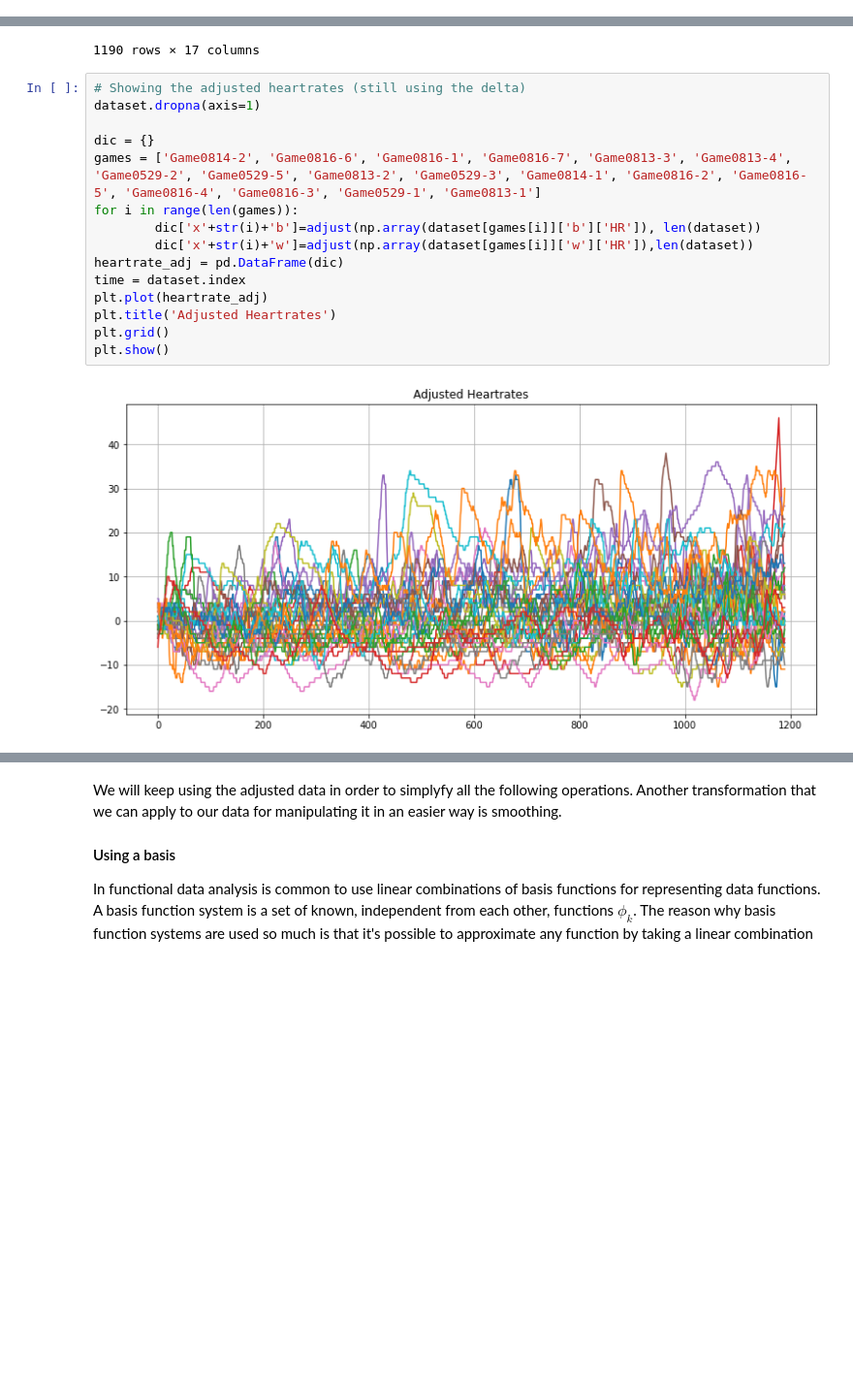
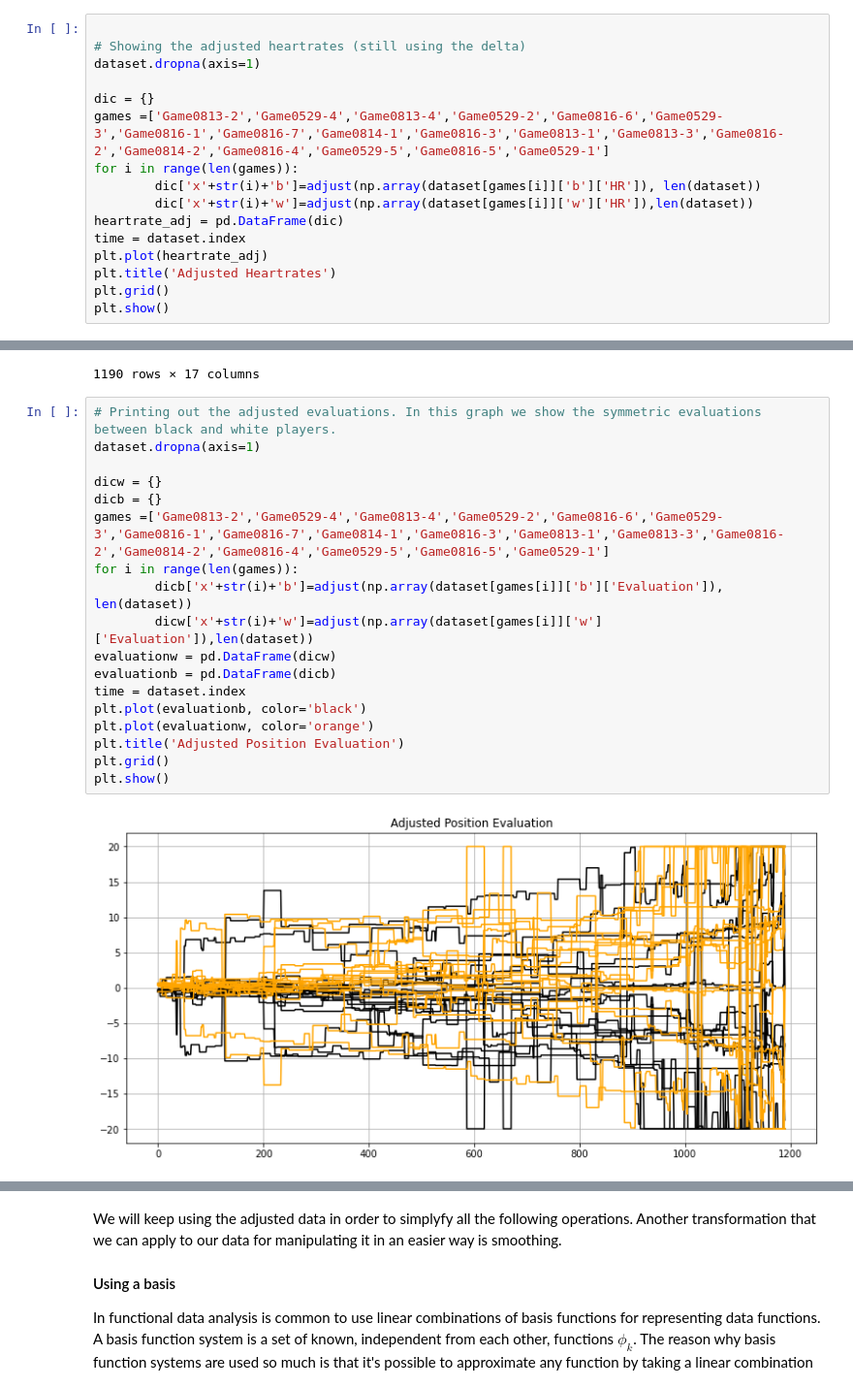
Before and after one commit to tommdim/statistics-101, a Jupyter notebook: project/src/FDA_tot.ipynb, the cells around one changed output, grey strips where cells are left out. Shown at 97% size. Cells and saved outputs as stored; diff of their text form; blank space fills up the shorter version.

```diff
--- a/project/src/FDA_tot.ipynb
+++ b/project/src/FDA_tot.ipynb
@@ -243,0 +269,16 @@ def adjust(col, length):
+# %%
+
+# Showing the adjusted heartrates (still using the delta)
+dataset.dropna(axis=1)
+
+dic = {}
+games =['Game0813-2','Game0529-4','Game0813-4','Game0529-2','Game0816-6','Game0529-3','Game0816-1','Game0816-7','Game0814-1','Game0816-3','Game0813-1','Game0813-3','Game0816-2','Game0814-2','Game0816-4','Game0529-5','Game0816-5','Game0529-1']
+for i in range(len(games)):
+        dic['x'+str(i)+'b']=adjust(np.array(dataset[games[i]]['b']['HR']), len(dataset))
+        dic['x'+str(i)+'w']=adjust(np.array(dataset[games[i]]['w']['HR']),len(dataset))
+heartrate_adj = pd.DataFrame(dic)
+time = dataset.index
+plt.plot(heartrate_adj)
+plt.title('Adjusted Heartrates')
+plt.grid()
+plt.show()
@@ -263,19 +313,22 @@ ds
 | 1189 | 20.00 | -20.00 | -18.76 | -0.22 | 20.00 | -20.00 | -20.00 | 16.01 | -20.00 | -20.00 | -7.95 | ... |
 1190 rows × 17 columns
 # %%
-# Showing the adjusted heartrates (still using the delta)
+# Printing out the adjusted evaluations. In this graph we show the symmetric evaluations between black and white players.
 dataset.dropna(axis=1)
 
-dic = {}
-games = ['Game0814-2', 'Game0816-6', 'Game0816-1', 'Game0816-7', 'Game0813-3', 'Game0813-4', 'Game0529-2', 'Game0529-5', 'Game0813-2', 'Game0529-3', 'Game0814-1', 'Game0816-2', 'Game0816-5', 'Game0816-4', 'Game0816-3', 'Game0529-1', 'Game0813-1']
+dicw = {}
+dicb = {}
+games =['Game0813-2','Game0529-4','Game0813-4','Game0529-2','Game0816-6','Game0529-3','Game0816-1','Game0816-7','Game0814-1','Game0816-3','Game0813-1','Game0813-3','Game0816-2','Game0814-2','Game0816-4','Game0529-5','Game0816-5','Game0529-1']
 for i in range(len(games)):
-        dic['x'+str(i)+'b']=adjust(np.array(dataset[games[i]]['b']['HR']), len(dataset))
-        dic['x'+str(i)+'w']=adjust(np.array(dataset[games[i]]['w']['HR']),len(dataset))
-heartrate_adj = pd.DataFrame(dic)
+        dicb['x'+str(i)+'b']=adjust(np.array(dataset[games[i]]['b']['Evaluation']), len(dataset))
+        dicw['x'+str(i)+'w']=adjust(np.array(dataset[games[i]]['w']['Evaluation']),len(dataset))
+evaluationw = pd.DataFrame(dicw)
+evaluationb = pd.DataFrame(dicb)
 time = dataset.index
-plt.plot(heartrate_adj)
-plt.title('Adjusted Heartrates')
+plt.plot(evaluationb, color='black')
+plt.plot(evaluationw, color='orange')
+plt.title('Adjusted Position Evaluation')
 plt.grid()
 plt.show()
 # %% [output]
-[figure, old version]
+[figure, new version]
```
Also changed, not shown: parts of 43 cells of this notebook, 1 other file.
